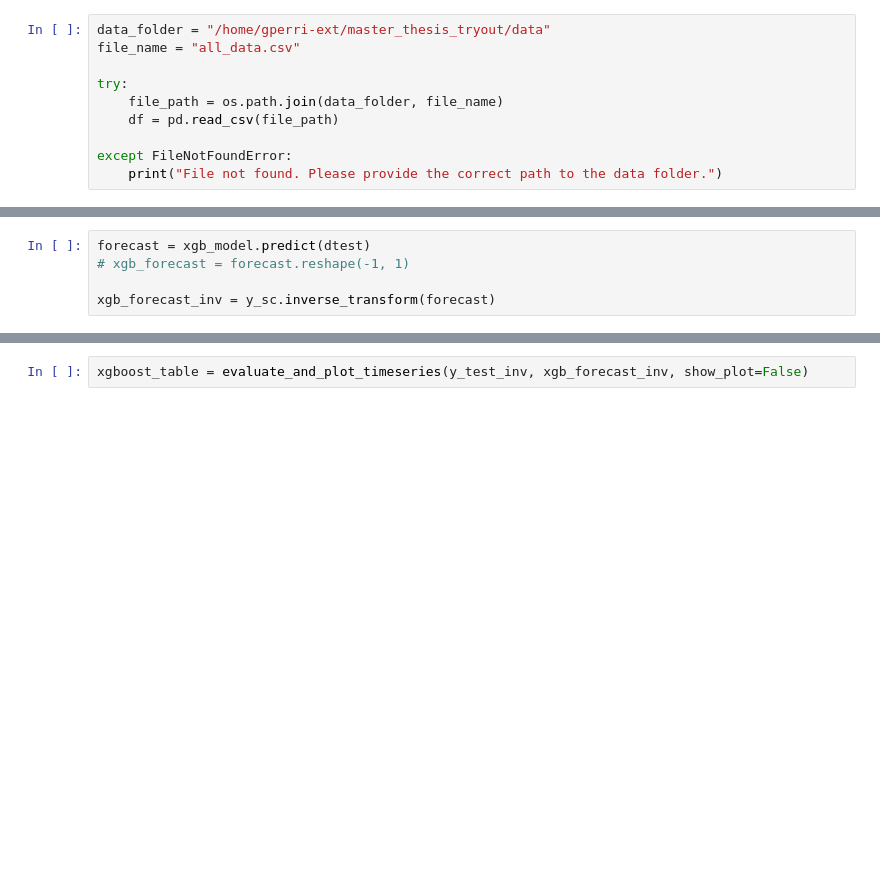
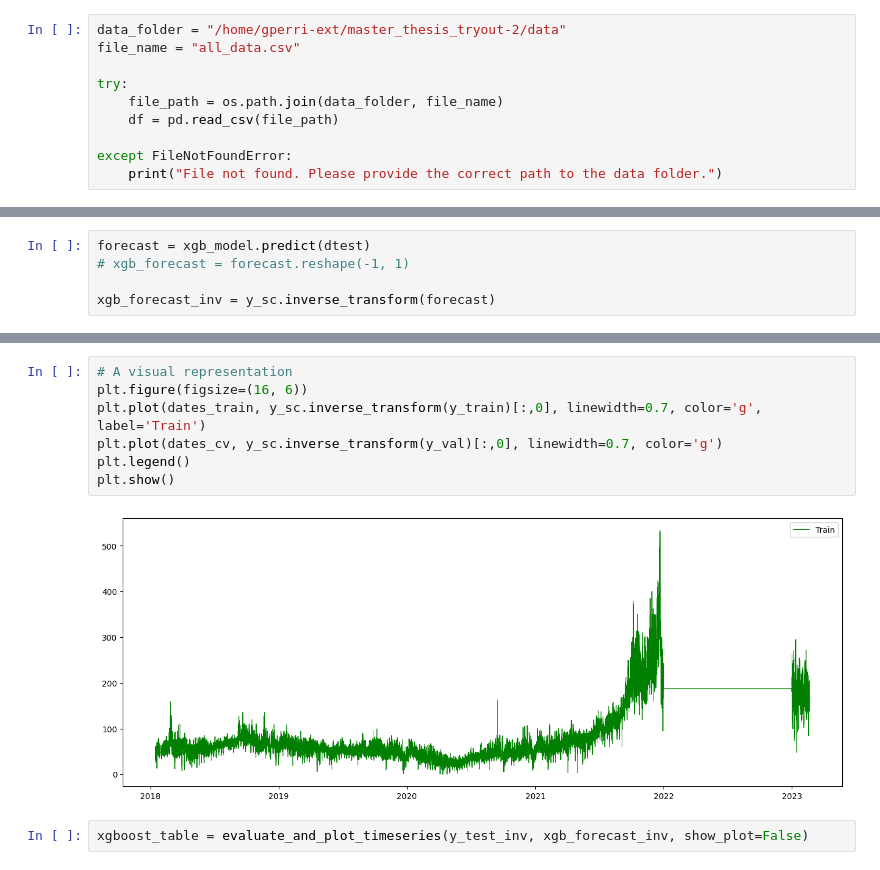
Before and after one commit to GiovanniPerri23/master_thesis, a Jupyter notebook: notebooks_try/XGBoost_model.ipynb, the cells around one changed output, grey strips where cells are left out. Saved outputs shown, nothing was run; the diff lists cells and outputs as text; blank space fills up the shorter version.

```diff
--- a/notebooks_try/XGBoost_model.ipynb
+++ b/notebooks_try/XGBoost_model.ipynb
@@ -35,7 +32,7 @@ import papermill
 # %% [markdown]
 ### Importing data
 # %%
-data_folder = "/home/gperri-ext/master_thesis_tryout/data"
+data_folder = "/home/gperri-ext/master_thesis_tryout-2/data"
 file_name = "all_data.csv"
 
 try:
@@ -215,3 +215,12 @@ plt.show()
+# %%
+# A visual representation
+plt.figure(figsize=(16, 6))
+plt.plot(dates_train, y_sc.inverse_transform(y_train)[:,0], linewidth=0.7, color='g', label='Train')
+plt.plot(dates_cv, y_sc.inverse_transform(y_val)[:,0], linewidth=0.7, color='g')
+plt.legend()
+plt.show()
+# %% [output]
+[figure, added]
 # %%
 xgboost_table = evaluate_and_plot_timeseries(y_test_inv, xgb_forecast_inv, show_plot=False)
 # %%
```
Also changed, not shown: parts of 16 cells of this notebook, 5 other files.
